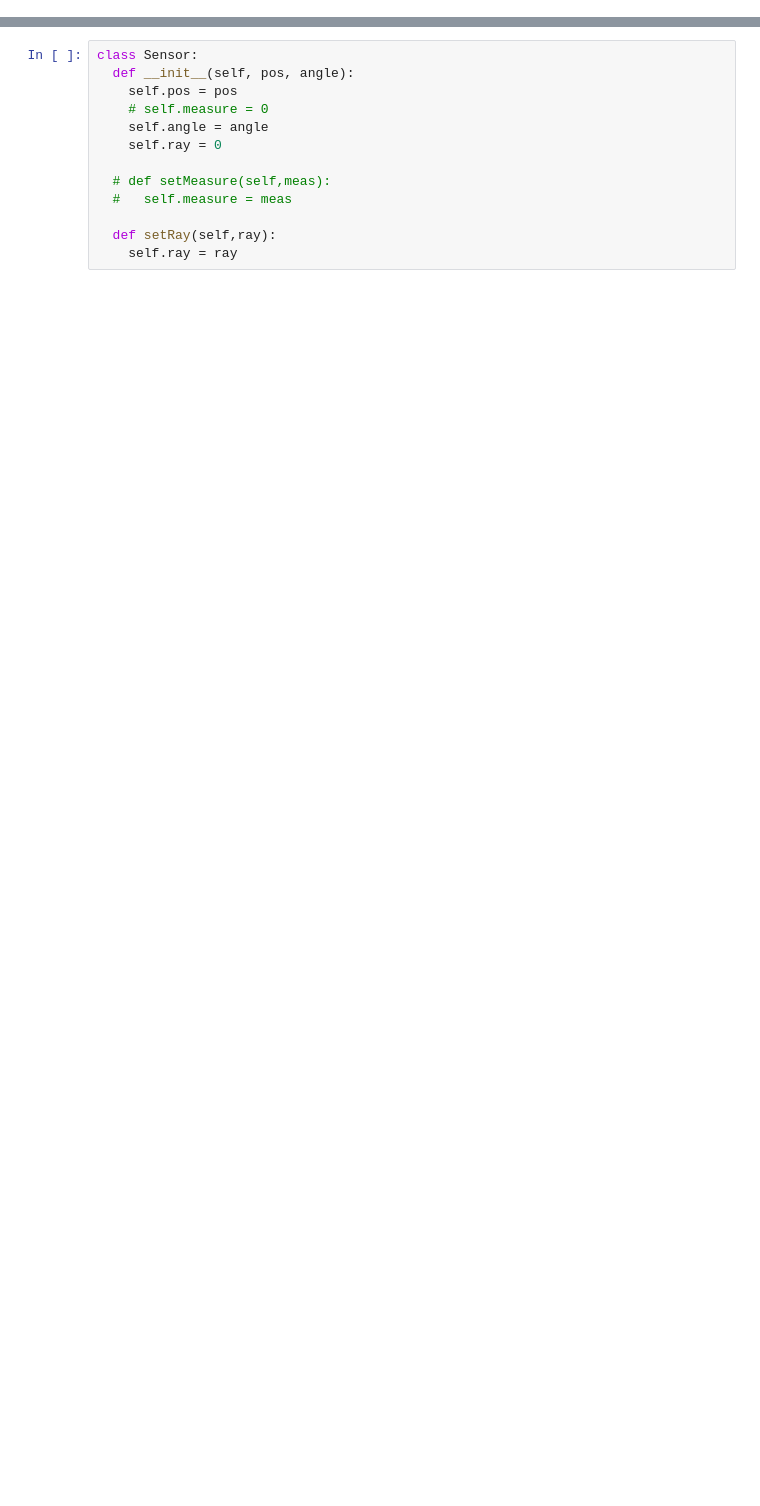
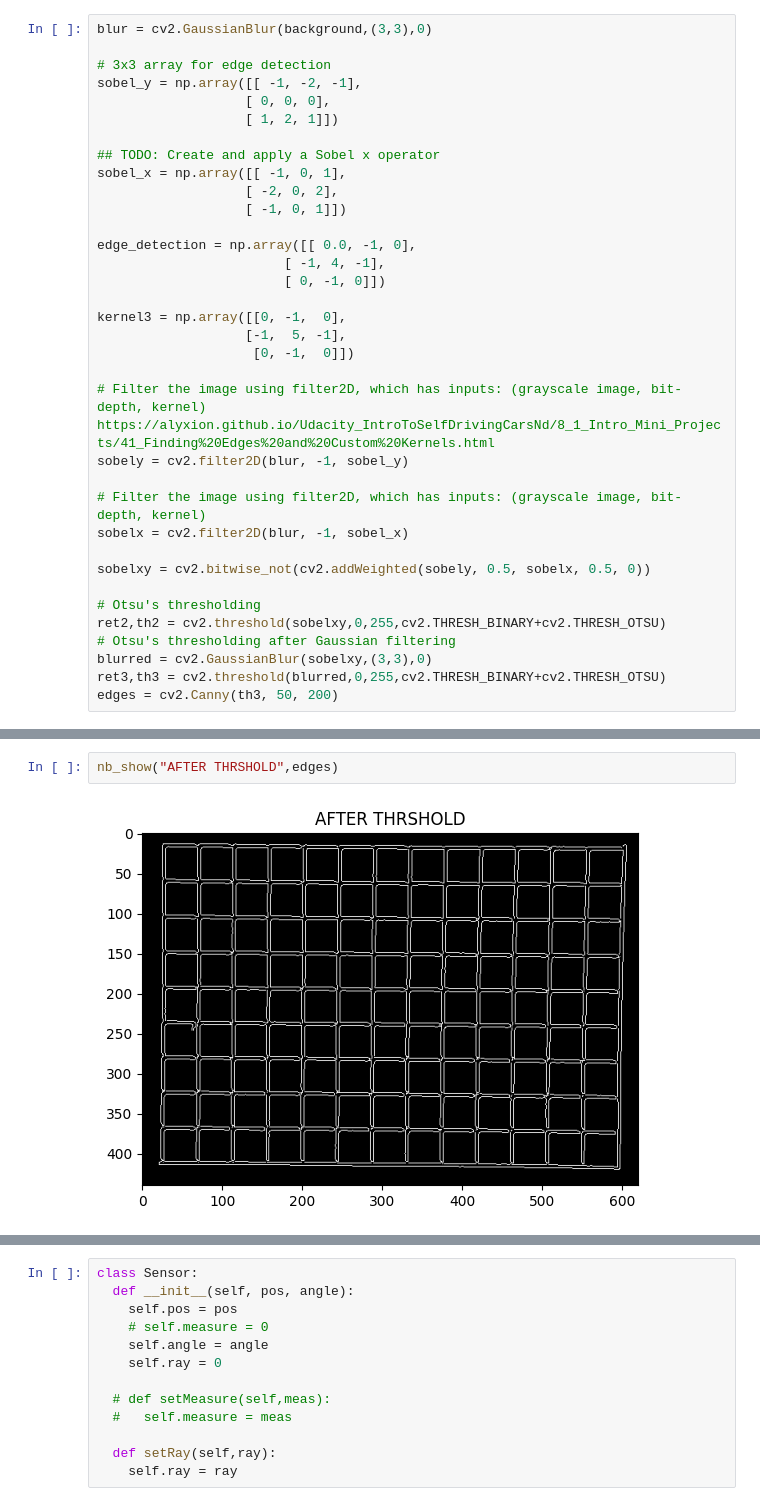
Before and after one commit to EmileBinot/spiderino-sensors-model, a Jupyter notebook: master-script/master-script.ipynb, the cells around one changed output, grey strips where cells are left out. Cells and saved outputs as stored; diff of their text form; blank space fills up the shorter version.

```diff
--- a/master-script/master-script.ipynb
+++ b/master-script/master-script.ipynb
@@ -338,0 +112,35 @@ class Grid:
+# %%
+blur = cv2.GaussianBlur(background,(3,3),0)
+
+# 3x3 array for edge detection
+sobel_y = np.array([[ -1, -2, -1],
+                   [ 0, 0, 0],
+                   [ 1, 2, 1]])
+
+## TODO: Create and apply a Sobel x operator
+sobel_x = np.array([[ -1, 0, 1],
+                   [ -2, 0, 2],
+                   [ -1, 0, 1]])
+
+edge_detection = np.array([[ 0.0, -1, 0],
+                        [ -1, 4, -1],
+                        [ 0, -1, 0]])
+
+kernel3 = np.array([[0, -1,  0],
+                   [-1,  5, -1],
+                    [0, -1,  0]])
+
+# Filter the image using filter2D, which has inputs: (grayscale image, bit-depth, kernel)  https://alyxion.github.io/Udacity_IntroToSelfDrivingCarsNd/8_1_Intro_Mini_Projects/41_Finding%20Edges%20and%20Custom%20Kernels.html
+sobely = cv2.filter2D(blur, -1, sobel_y)
+
+# Filter the image using filter2D, which has inputs: (grayscale image, bit-depth, kernel)
+sobelx = cv2.filter2D(blur, -1, sobel_x)
+
+sobelxy = cv2.bitwise_not(cv2.addWeighted(sobely, 0.5, sobelx, 0.5, 0))
+
+# Otsu's thresholding
+ret2,th2 = cv2.threshold(sobelxy,0,255,cv2.THRESH_BINARY+cv2.THRESH_OTSU)
+# Otsu's thresholding after Gaussian filtering
+blurred = cv2.GaussianBlur(sobelxy,(3,3),0)
+ret3,th3 = cv2.threshold(blurred,0,255,cv2.THRESH_BINARY+cv2.THRESH_OTSU)
+edges = cv2.Canny(th3, 50, 200)
@@ -338,0 +149,4 @@ class Grid:
+# %%
+nb_show("AFTER THRSHOLD",edges)
+# %% [output]
+[figure, added]
```
Also changed, not shown: parts of 62 cells of this notebook, 5 other files.
